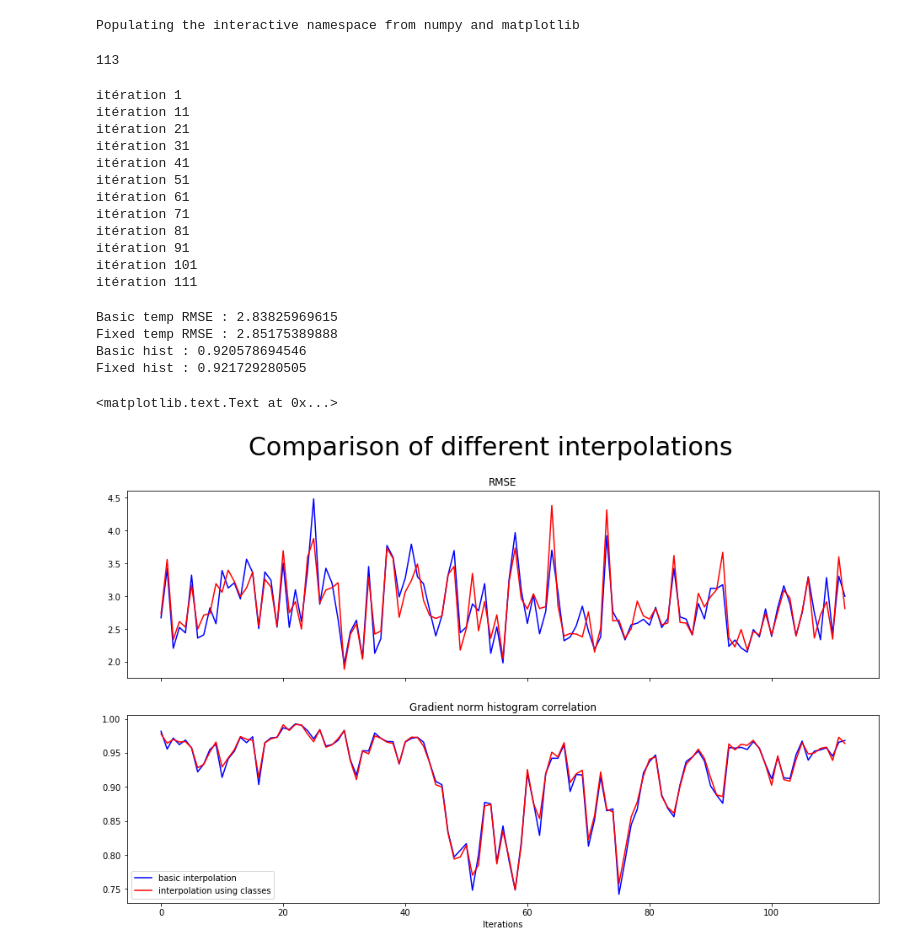
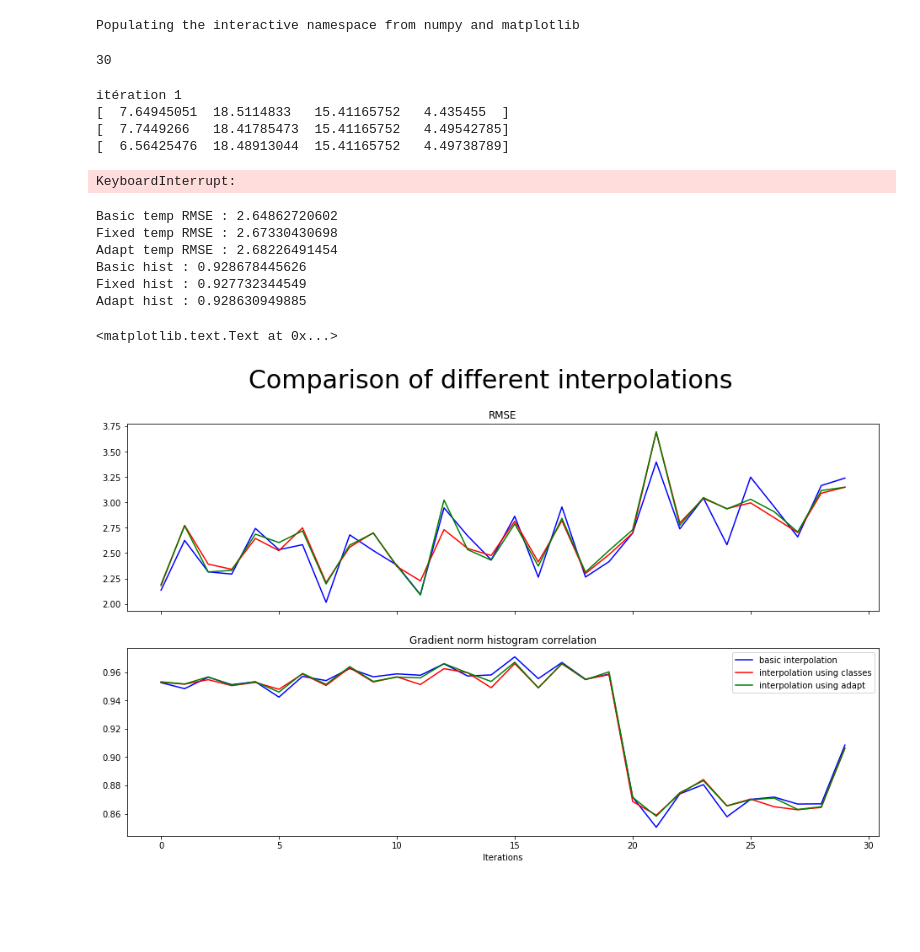
Before and after one commit to MartFire/projet-s5, a Jupyter notebook: Projet S5 Spatial Interpolation 2.ipynb, the cells around one changed output. Saved outputs shown, nothing was run; the diff lists cells and outputs as text; code cells hidden in the pictures; blank space fills up the shorter version.

```diff
--- a/Projet S5 Spatial Interpolation 2.ipynb
+++ b/Projet S5 Spatial Interpolation 2.ipynb
@@ -48,16 +48,16 @@ def non_nan_hist(values, non_nan_indexes, bins):
     hist = hist.ravel().astype('float32')
     return hist, b
 # %%
-st = "NATL12_*_nobs010*draw001.nc"
+st = "NATL12_*_nobs014*.nc"
 n_iter = 0 #Number of time iterations
 for file in glob.glob(st):
     n_iter+= 1
 print(n_iter)
 # %% [output]
-113
+30
 # %%
 warnings.filterwarnings('ignore')
-st = "NATL12_*_nobs010*draw001.nc"
+st = "NATL12_*_nobs014*.nc"
 
 n_iter = 0 #Number of time iterations
 for file in glob.glob(st):
@@ -67,10 +67,12 @@ doubt_coeff = 10 #coefficient which represents the doubt we have in the observed
 #which are a mixture of fixed class means and instant class means
 #Fixed class means
 gaus_means = np.array([7.70938140771444, 18.5364702094555, 15.4116575244064, 4.702268415742165])
+gaus_vars = np.array([0.164338465357345, 1.27622462394194, 2.02625911575517, 0.232444749797503])
 colors = ['g','r','y','b'] #Colors used to display classes
 
 all_basic_temp = np.zeros((n_iter,127,254))
 all_fixed_temp = np.zeros((n_iter,127,254))
+all_adapt_temp = np.zeros((n_iter,127,254))
 all_true_temp = np.zeros((n_iter,127,254))
 
 ite = 0
@@ -93,21 +95,23 @@ for file in glob.glob(st):
     temp = np.reshape(dataset['temperature'],(127,254)) #Whole data temperature
 
     #Sorts observations by class, used to compute adaptative means
-    """"grouped_by_class = [[],[],[],[]]
+    grouped_by_class = [[],[],[],[]]
     used_means = np.zeros(4,)
     for l in range(len(obs_lon)):
         c = class_obs[l] - 1
         grouped_by_class[c].append(np.concatenate(([obs_lon[l]], [obs_lat[l]], [obs_ilon[l]], [obs_ilat[l]], [l])))
     for t in range(4):
-        if grouped_by_class[t] != []:
+        if len(grouped_by_class[t]) > 1:
             grouped_by_class[t] = np.array(grouped_by_class[t])
             ind_lon = grouped_by_class[t][:,2].astype(int)
             ind_lat = grouped_by_class[t][:,3].astype(int)
-            mean_coeff = min(1,len(grouped_by_class[t])/doubt_coeff)
+            obs_var = np.var(temp[ind_lon, ind_lat])
+            #mean_coeff = min(1,len(grouped_by_class[t])/doubt_coeff)
+            mean_coeff = min(1, gaus_vars[t]/obs_var)
             used_means[t] = mean_coeff*np.mean(temp[ind_lon, ind_lat]) + (1 - mean_coeff)*gaus_means[t]
         else:
-            used_means[t] = gaus_means[t]"""
-
+            used_means[t] = gaus_means[t]
+    print(used_means)
     k = n_obs #Number of neighbors to consider
     alpha_coeff = 70 #Coefficient to compute alpha weights for basic temperature estimation and posteriors estimation
 
@@ -126,65 +130,70 @@ for file in glob.glob(st):
                 est_post[:,i,j] = alphas.dot(np.transpose(posteriors[:,knearest[:,0],knearest[:,1]]))
                 est_lab[i,j] = np.argmax(est_post[:,i,j]) + 1
                 all_fixed_temp[ite, i,j] = sum(est_post[:,i,j]*gaus_means)
-                #adapt_temp[i,j] = sum(est_post[:,i,j]*used_means)
+                all_adapt_temp[ite,i,j] = sum(est_post[:,i,j]*used_means)
 
     all_true_temp[ite,:,:] = temp
     ite+=1
 # %% [output]
 itération 1
-itération 11
-itération 21
-itération 31
-itération 41
-itération 51
-itération 61
-itération 71
-itération 81
-itération 91
-itération 101
-itération 111
+[  7.64945051  18.5114833   15.41165752   4.435455  ]
+[  7.7449266   18.41785473  15.41165752   4.49542785]
+[  6.56425476  18.48913044  15.41165752   4.49738789]
+KeyboardInterrupt:
 # %%
 basic_rmse = np.sqrt(np.nanmean((all_basic_temp-all_true_temp)**2,axis=(1, 2)))
 fixed_rmse = np.sqrt(np.nanmean((all_fixed_temp-all_true_temp)**2,axis=(1, 2)))
+adapt_rmse = np.sqrt(np.nanmean((all_adapt_temp-all_true_temp)**2,axis=(1, 2)))
 
 basic_gradnorm = np.linalg.norm(np.gradient(all_basic_temp,axis=(1,2)), axis=0)
 fixed_gradnorm = np.linalg.norm(np.gradient(all_fixed_temp,axis=(1,2)), axis=0)
+adapt_gradnorm = np.linalg.norm(np.gradient(all_adapt_temp,axis=(1,2)), axis=0)
 true_gradnorm = np.linalg.norm(np.gradient(all_true_temp,axis=(1,2)), axis=0)
 
 basic_hist_error = np.zeros(n_iter,)
 fixed_hist_error = np.zeros(n_iter,)
+adapt_hist_error = np.zeros(n_iter,)
 nbins = 50
 for k in range(n_iter):
     non_nan_ind = ~np.isnan(true_gradnorm[k,:,:]) #Exclude NaN values
     t_hist, b = non_nan_hist(true_gradnorm[k,:,:], non_nan_ind, nbins)
     b_hist, b = non_nan_hist(basic_gradnorm[k,:,:], non_nan_ind, nbins)
     f_hist, b = non_nan_hist(fixed_gradnorm[k,:,:], non_nan_ind, nbins)
+    a_hist, b = non_nan_hist(adapt_gradnorm[k,:,:], non_nan_ind, nbins)
 
     basic_hist_error[k] = cv2.compareHist(t_hist, b_hist, cv2.HISTCMP_CORREL)
     fixed_hist_error[k] = cv2.compareHist(t_hist, f_hist, cv2.HISTCMP_CORREL)
+    adapt_hist_error[k] = cv2.compareHist(t_hist, a_hist, cv2.HISTCMP_CORREL)
 
 print('Basic temp RMSE :',np.mean(basic_rmse))
 print('Fixed temp RMSE :',np.mean(fixed_rmse))
+print('Adapt temp RMSE :',np.mean(adapt_rmse))
 print('Basic hist :', np.mean(basic_hist_error))
 print('Fixed hist :', np.mean(fixed_hist_error))
+print('Adapt hist :', np.mean(adapt_hist_error))
 # %% [output]
-Basic temp RMSE : 2.83825969615
-Fixed temp RMSE : 2.85175389888
-Basic hist : 0.920578694546
-Fixed hist : 0.921729280505
+Basic temp RMSE : 2.64862720602
+Fixed temp RMSE : 2.67330430698
+Adapt temp RMSE : 2.68226491454
+Basic hist : 0.928678445626
+Fixed hist : 0.927732344549
+Adapt hist : 0.928630949885
 # %%
 pylab.rcParams['figure.figsize'] = (16,9)
 
 f, axarr = plt.subplots(2, 1, sharex='col', sharey='row')
 p = axarr[0].plot(basic_rmse,'b',label='basic interpolation')
 p = axarr[0].plot(fixed_rmse,'r', label='interpolation using classes')
+p = axarr[0].plot(adapt_rmse,'g', label='interpolation using adapt')
 axarr[0].set_title('RMSE')
+legend()
 p = axarr[1].plot(basic_hist_error,'b',label='basic interpolation')
 p = axarr[1].plot(fixed_hist_error,'r', label='interpolation using classes')
+p = axarr[1].plot(adapt_hist_error,'g', label='interpolation using adapt')
 axarr[1].set_title('Gradient norm histogram correlation')
 axarr[1].set_xlabel('Iterations')
 legend()
 f.suptitle('Comparison of different interpolations',fontsize=30)
 # %% [output]
 <matplotlib.text.Text at 0x...>
-[figure, old version]
+[figure, new version]
```
Also changed, not shown: 1 other file.
